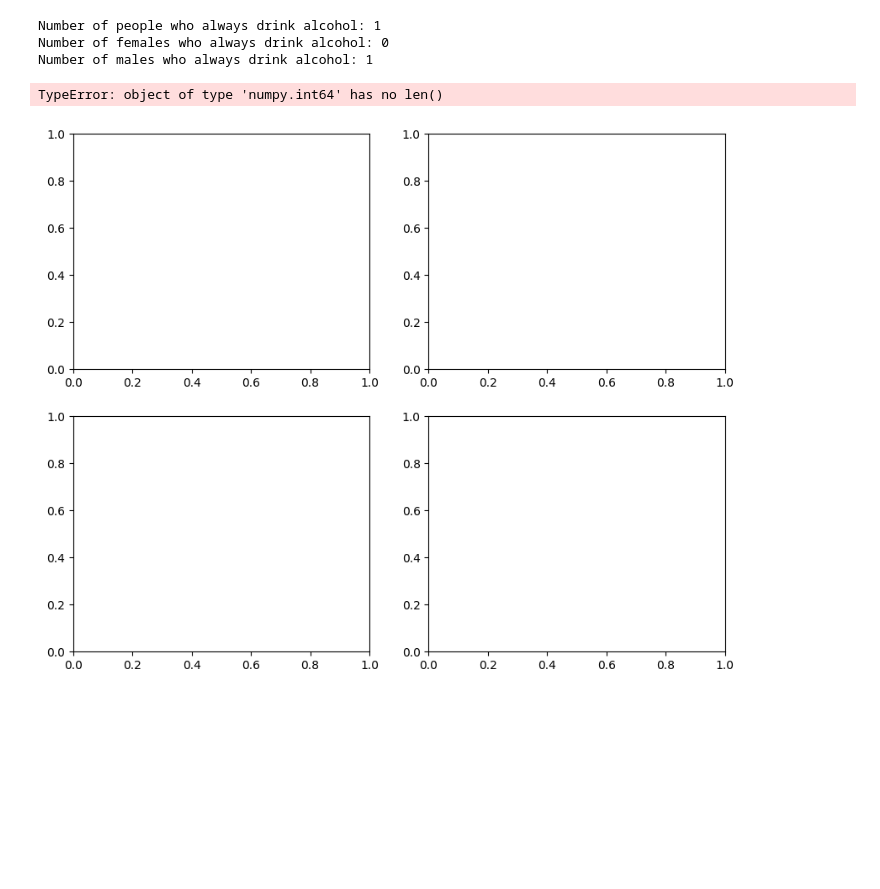
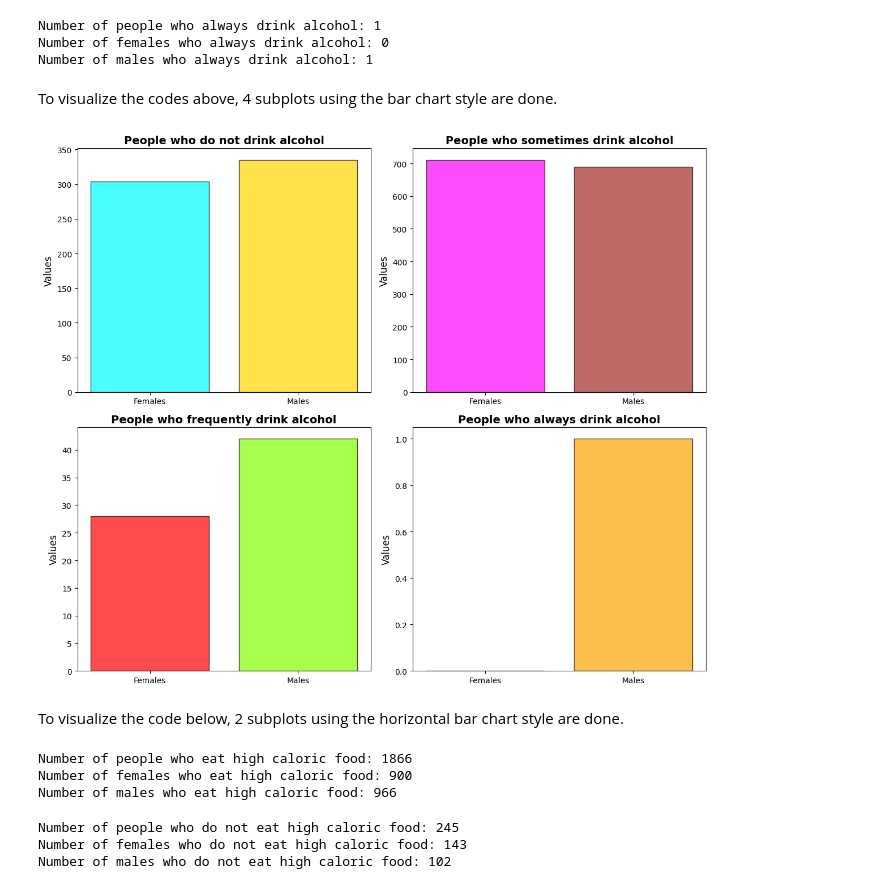
Before and after one commit to letizialanza01/SR_Obesity_Project, a Jupyter notebook: SR_Obesity_Project.ipynb, the cells around one changed output. Drawn from its saved outputs; the diff is of its cells as text; code cells hidden in the pictures; blank space fills up the shorter version.

Commit message:
coding some plots

```diff
--- a/SR_Obesity_Project.ipynb
+++ b/SR_Obesity_Project.ipynb
@@ -442,24 +444,28 @@ print('Number of males who always drink alcohol:', males_always_drink_count)
 Number of people who always drink alcohol: 1
 Number of females who always drink alcohol: 0
 Number of males who always drink alcohol: 1
+# %% [markdown]
+To visualize the codes above, 4 subplots using the bar chart style are done.
 # %%
-fig, axs = plt.subplots(2, 2, figsize = (10, 8))
+fig, axs = plt.subplots(2, 2, figsize = (12, 10))
 
-axs[0, 0].bar(x = np.arange(len(females_not_drink_count)), color = 'violet', edgecolor = 'black', linewidth = 1, alpha = 0.7, label = 'females who do not drink alcohol')
-axs[0, 0].bar(x = np.arange(len(males_not_drink_count)), color = 'yellow', edgecolor = 'black', linewidth = 1, alpha = 0.7, label = 'males who do not drink alcohol')
-axs[0, 0].set_title('People who do not drink alcohol')
+axs[0, 0].bar(x = (0, 1), height = (females_not_drink_count.tolist(), males_not_drink_count.tolist()), color = ('cyan', 'gold'), edgecolor = 'black', linewidth = 1, alpha = 0.7, tick_label = ('Females', 'Males'))
+axs[0, 0].set_title('People who do not drink alcohol', fontsize = 14, fontweight = 'bold', color = 'black')
+axs[0, 0].set_ylabel('Values', fontsize = 12)
 
-axs[0, 1].bar(females_sometimes_drink_count, males_sometimes_drink_count)
-axs[0, 1].set_title('People who sometimes drink alcohol')
+axs[0, 1].bar(x = (0, 1), height = (females_sometimes_drink_count.tolist(), males_sometimes_drink_count.tolist()), color = ('magenta', 'brown'), edgecolor = 'black', linewidth = 1, alpha = 0.7, tick_label = ('Females', 'Males'))
+axs[0, 1].set_title('People who sometimes drink alcohol', fontsize = 14, fontweight = 'bold', color = 'black')
+axs[0, 1].set_ylabel('Values', fontsize = 12)
 
-axs[1, 0].bar(females_frequently_drink_count, males_frequently_drink_count)
-axs[1, 0].set_title('People who frequently drink alcohol')
+axs[1, 0].bar(x = (0, 1), height = (females_frequently_drink_count.tolist(), males_frequently_drink_count.tolist()), color = ('red', 'chartreuse'), edgecolor = 'black', linewidth = 1, alpha = 0.7, tick_label = ('Females', 'Males'))
+axs[1, 0].set_title('People who frequently drink alcohol', fontsize = 14, fontweight = 'bold', color = 'black')
+axs[1, 0].set_ylabel('Values', fontsize = 12)
 
-axs[1, 1].bar(females_always_drink_count, males_always_drink_count)
-axs[1, 1].set_title('People who always drink alcohol')
+axs[1, 1].bar(x = (0, 1), height = (females_always_drink_count.tolist(), males_always_drink_count.tolist()), color = ('purple', 'orange'), edgecolor = 'black', linewidth = 1, alpha = 0.7, tick_label = ('Females', 'Males'))
+axs[1, 1].set_title('People who always drink alcohol', fontsize = 14, fontweight = 'bold', color = 'black')
+axs[1, 1].set_ylabel('Values', fontsize = 12)
 
 plt.tight_layout()
 plt.show()
 # %% [output]
-TypeError: object of type 'numpy.int64' has no len()
-[figure, old version]
+[figure, new version]
@@ -477,0 +472,28 @@ plt.show()
+# %% [markdown]
+To visualize the code below, 2 subplots using the horizontal bar chart style are done.
+# %%
+yes_caloric_food = obesity_df[obesity_df['FAVC'] == 'yes']['FAVC'].count()
+print('Number of people who eat high caloric food:', yes_caloric_food)
+
+females_yes_caloric_food = obesity_df[(obesity_df['Gender'] == 'Female') & (obesity_df['FAVC'] == 'yes')]['FAVC'].count()
+print('Number of females who eat high caloric food:', females_yes_caloric_food)
+
+males_yes_caloric_food = obesity_df[(obesity_df['Gender'] == 'Male') & (obesity_df['FAVC'] == 'yes')]['FAVC'].count()
+print('Number of males who eat high caloric food:', males_yes_caloric_food)
+# %% [output]
+Number of people who eat high caloric food: 1866
+Number of females who eat high caloric food: 900
+Number of males who eat high caloric food: 966
+# %%
+no_caloric_food = obesity_df[obesity_df['FAVC'] == 'no']['FAVC'].count()
+print('Number of people who do not eat high caloric food:', no_caloric_food)
+
+females_no_caloric_food = obesity_df[(obesity_df['Gender'] == 'Female') & (obesity_df['FAVC'] == 'no')]['FAVC'].count()
+print('Number of females who do not eat high caloric food:', females_no_caloric_food)
+
+males_no_caloric_food = obesity_df[(obesity_df['Gender'] == 'Male') & (obesity_df['FAVC'] == 'no')]['FAVC'].count()
+print('Number of males who do not eat high caloric food:', males_no_caloric_food)
+# %% [output]
+Number of people who do not eat high caloric food: 245
+Number of females who do not eat high caloric food: 143
+Number of males who do not eat high caloric food: 102
```
Also changed, not shown: parts of 11 cells of this notebook.
